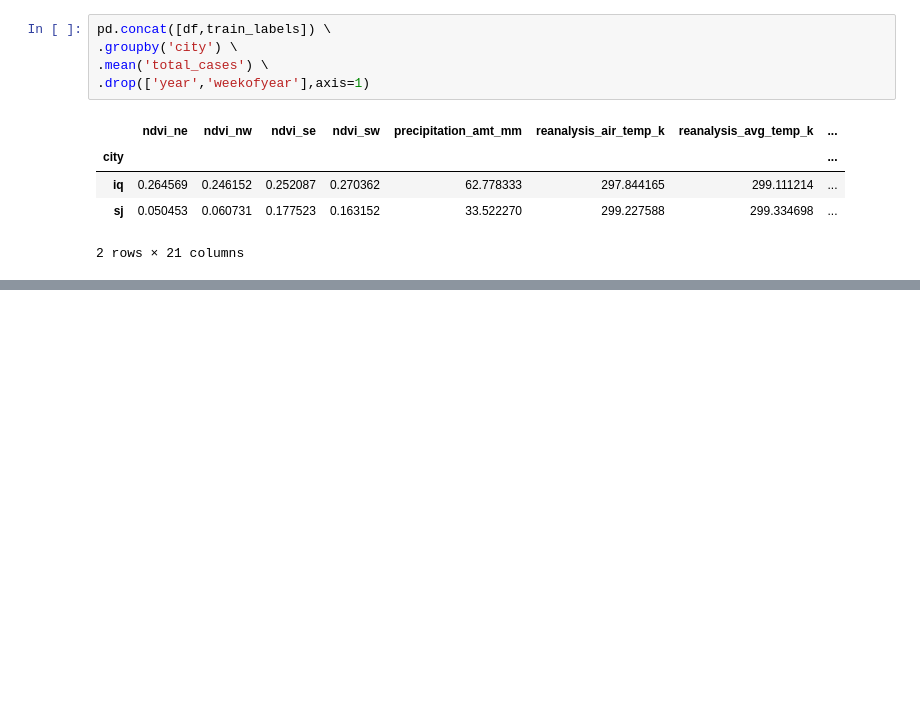
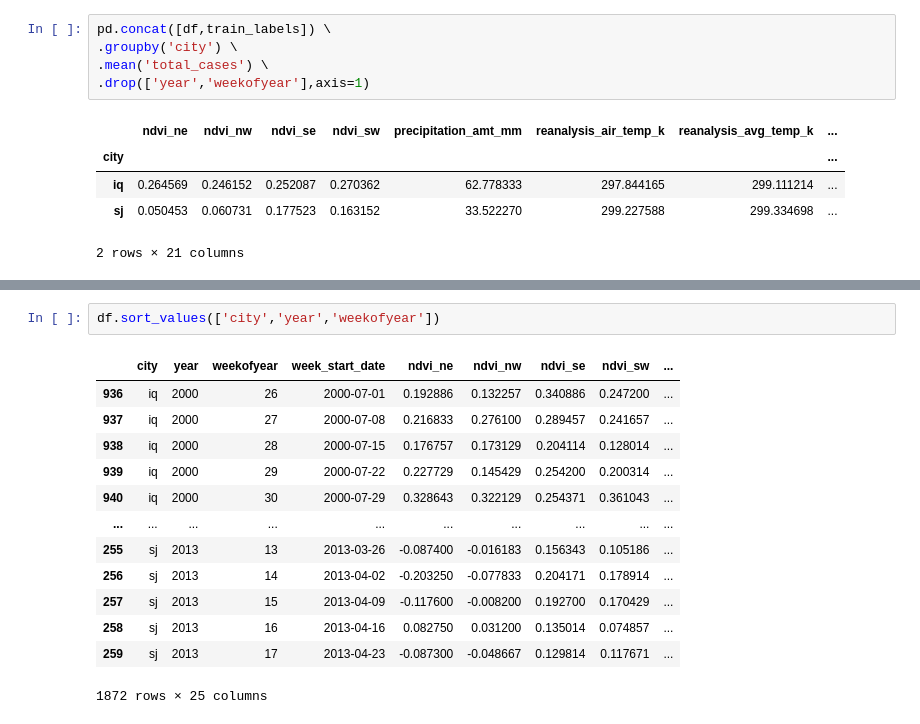
Before and after one commit to swaminathanrahul/DengAI, a Jupyter notebook: notebooks/concat_data.ipynb, the cells around one changed output, grey strips where cells are left out. Saved outputs shown, nothing was run; the diff lists cells and outputs as text; blank space fills up the shorter version.

```diff
--- a/notebooks/concat_data.ipynb
+++ b/notebooks/concat_data.ipynb
@@ -125,0 +181,16 @@ pd.concat([df,train_labels]) \
+# %%
+df.sort_values(['city','year','weekofyear'])
+# %% [output]
+|  | city | year | weekofyear | week_start_date | ndvi_ne | ndvi_nw | ndvi_se | ndvi_sw | ... |
+| 936 | iq | 2000 | 26 | 2000-07-01 | 0.192886 | 0.132257 | 0.340886 | 0.247200 | ... |
+| 937 | iq | 2000 | 27 | 2000-07-08 | 0.216833 | 0.276100 | 0.289457 | 0.241657 | ... |
+| 938 | iq | 2000 | 28 | 2000-07-15 | 0.176757 | 0.173129 | 0.204114 | 0.128014 | ... |
+| 939 | iq | 2000 | 29 | 2000-07-22 | 0.227729 | 0.145429 | 0.254200 | 0.200314 | ... |
+| 940 | iq | 2000 | 30 | 2000-07-29 | 0.328643 | 0.322129 | 0.254371 | 0.361043 | ... |
+| ... | ... | ... | ... | ... | ... | ... | ... | ... | ... |
+| 255 | sj | 2013 | 13 | 2013-03-26 | -0.087400 | -0.016183 | 0.156343 | 0.105186 | ... |
+| 256 | sj | 2013 | 14 | 2013-04-02 | -0.203250 | -0.077833 | 0.204171 | 0.178914 | ... |
+| 257 | sj | 2013 | 15 | 2013-04-09 | -0.117600 | -0.008200 | 0.192700 | 0.170429 | ... |
+| 258 | sj | 2013 | 16 | 2013-04-16 | 0.082750 | 0.031200 | 0.135014 | 0.074857 | ... |
+| 259 | sj | 2013 | 17 | 2013-04-23 | -0.087300 | -0.048667 | 0.129814 | 0.117671 | ... |
+1872 rows × 25 columns
```
Also changed, not shown: parts of 4 cells of this notebook, 31 other files.
